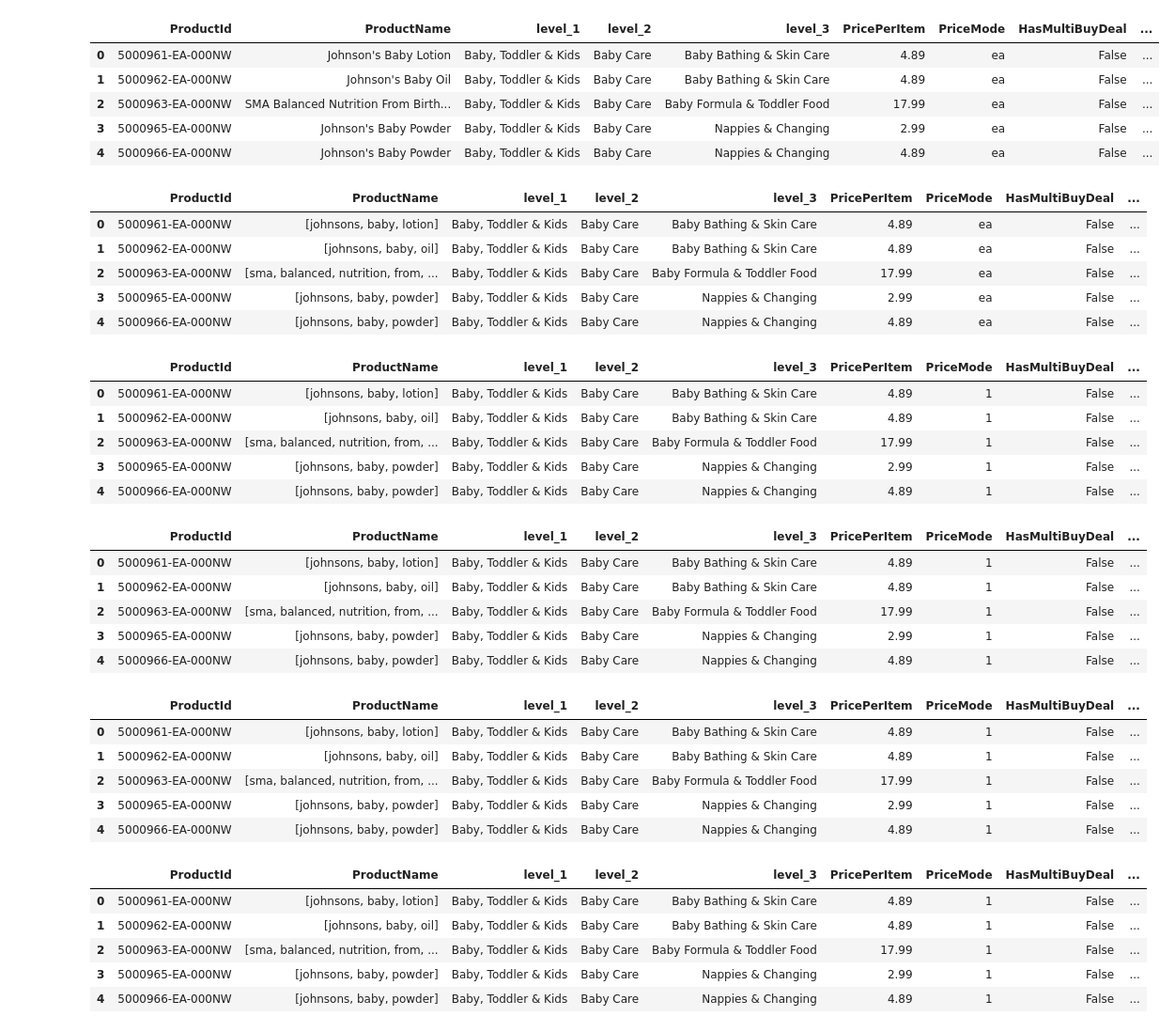
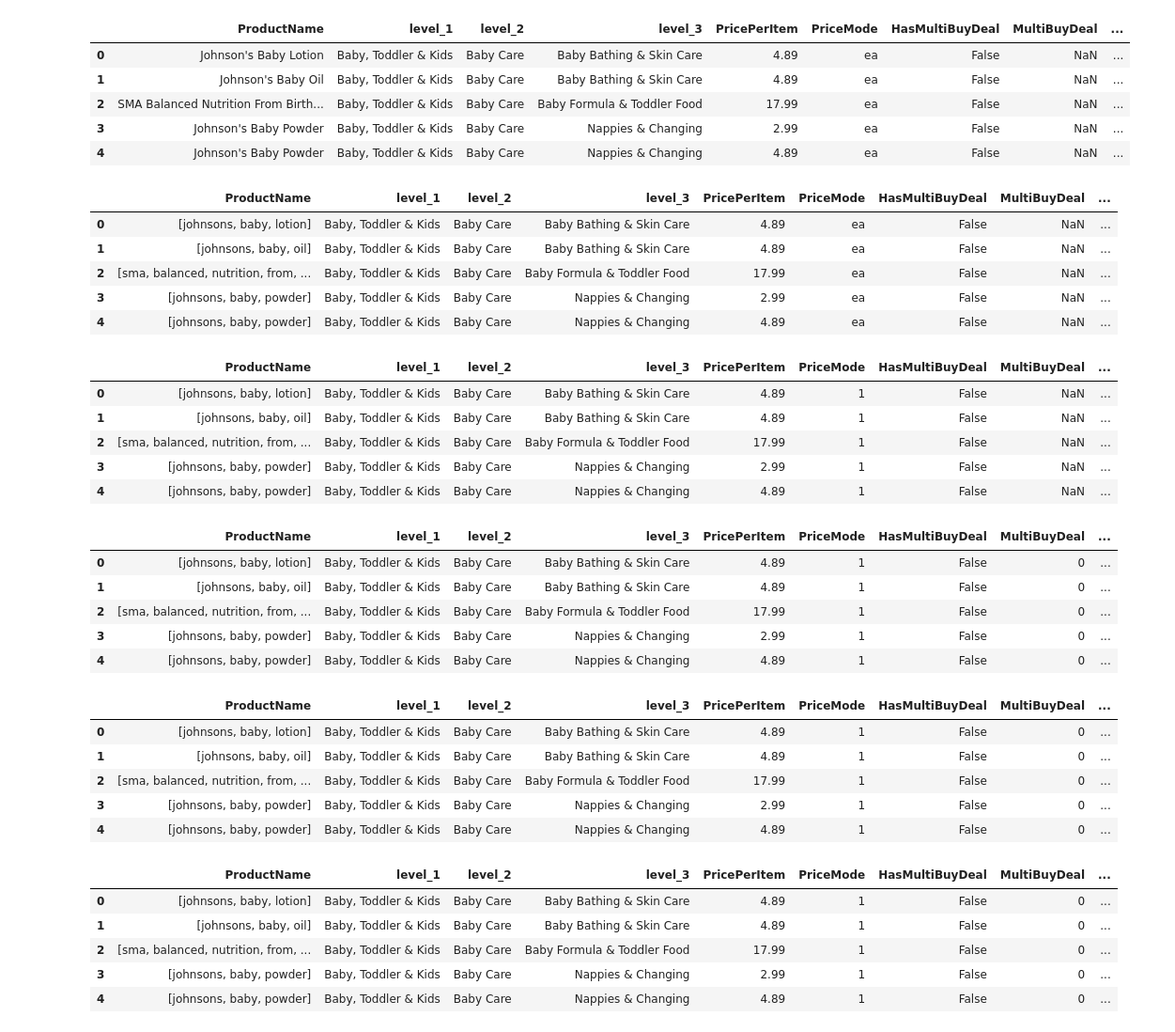
Before and after one commit to lxf44944/babistep_classification, a Jupyter notebook: project/dataexploration.ipynb, the cells around one changed output. Shown: that part at 94% size. Saved outputs shown, nothing was run; the diff lists cells and outputs as text; code cells hidden in the pictures.

Commit message:
removed the unrelated product id, and do some statistic measure on the number of products under each category

```diff
--- a/project/dataexploration.ipynb
+++ b/project/dataexploration.ipynb
@@ -16,66 +5,65 @@ df.head(5)
 # %%
-columns = ["ProductId", "ProductName", "level_1", "level_2", "level_3" ,"PricePerItem", "PriceMode", "HasMultiBuyDeal", "MultiBuyDeal", "MultiBuyBasePrice", "MultiBuyPrice", "MultiBuyQuantity", "PromoBadgeImageLabel"]
+columns = ["ProductName", "level_1", "level_2", "level_3" ,"PricePerItem", "PriceMode", "HasMultiBuyDeal", "MultiBuyDeal", "MultiBuyBasePrice", "MultiBuyPrice", "MultiBuyQuantity", "PromoBadgeImageLabel"]
 df = pd.read_csv("data.csv", usecols=columns)
+df.drop_duplicates(inplace = True)
 df.head(5)
 # %% [output]
-|  | ProductId | ProductName | level_1 | level_2 | level_3 | PricePerItem | PriceMode | HasMultiBuyDeal | ... |
-| 0 | 5000961-EA-000NW | Johnson's Baby Lotion | Baby, Toddler & Kids | Baby Care | Baby Bathing & Skin Care | 4.89 | ea | False | ... |
-| 1 | 5000962-EA-000NW | Johnson's Baby Oil | Baby, Toddler & Kids | Baby Care | Baby Bathing & Skin Care | 4.89 | ea | False | ... |
-| 2 | 5000963-EA-000NW | SMA Balanced Nutrition From Birth... | Baby, Toddler & Kids | Baby Care | Baby Formula & Toddler Food | 17.99 | ea | False | ... |
-| 3 | 5000965-EA-000NW | Johnson's Baby Powder | Baby, Toddler & Kids | Baby Care | Nappies & Changing | 2.99 | ea | False | ... |
-| 4 | 5000966-EA-000NW | Johnson's Baby Powder | Baby, Toddler & Kids | Baby Care | Nappies & Changing | 4.89 | ea | False | ... |
+|  | ProductName | level_1 | level_2 | level_3 | PricePerItem | PriceMode | HasMultiBuyDeal | MultiBuyDeal | ... |
+| 0 | Johnson's Baby Lotion | Baby, Toddler & Kids | Baby Care | Baby Bathing & Skin Care | 4.89 | ea | False | NaN | ... |
+| 1 | Johnson's Baby Oil | Baby, Toddler & Kids | Baby Care | Baby Bathing & Skin Care | 4.89 | ea | False | NaN | ... |
+| 2 | SMA Balanced Nutrition From Birth... | Baby, Toddler & Kids | Baby Care | Baby Formula & Toddler Food | 17.99 | ea | False | NaN | ... |
+| 3 | Johnson's Baby Powder | Baby, Toddler & Kids | Baby Care | Nappies & Changing | 2.99 | ea | False | NaN | ... |
+| 4 | Johnson's Baby Powder | Baby, Toddler & Kids | Baby Care | Nappies & Changing | 4.89 | ea | False | NaN | ... |
 # %%
-import re
-
 punctuations = re.compile(r'[^a-zA-Z\s]+')
 df["ProductName"] = [punctuations.sub('', x).lower().split() for x in df["ProductName"].tolist()]
 df.head(5)
 # %% [output]
-|  | ProductId | ProductName | level_1 | level_2 | level_3 | PricePerItem | PriceMode | HasMultiBuyDeal | ... |
-| 0 | 5000961-EA-000NW | [johnsons, baby, lotion] | Baby, Toddler & Kids | Baby Care | Baby Bathing & Skin Care | 4.89 | ea | False | ... |
-| 1 | 5000962-EA-000NW | [johnsons, baby, oil] | Baby, Toddler & Kids | Baby Care | Baby Bathing & Skin Care | 4.89 | ea | False | ... |
-| 2 | 5000963-EA-000NW | [sma, balanced, nutrition, from, ... | Baby, Toddler & Kids | Baby Care | Baby Formula & Toddler Food | 17.99 | ea | False | ... |
-| 3 | 5000965-EA-000NW | [johnsons, baby, powder] | Baby, Toddler & Kids | Baby Care | Nappies & Changing | 2.99 | ea | False | ... |
-| 4 | 5000966-EA-000NW | [johnsons, baby, powder] | Baby, Toddler & Kids | Baby Care | Nappies & Changing | 4.89 | ea | False | ... |
+|  | ProductName | level_1 | level_2 | level_3 | PricePerItem | PriceMode | HasMultiBuyDeal | MultiBuyDeal | ... |
+| 0 | [johnsons, baby, lotion] | Baby, Toddler & Kids | Baby Care | Baby Bathing & Skin Care | 4.89 | ea | False | NaN | ... |
+| 1 | [johnsons, baby, oil] | Baby, Toddler & Kids | Baby Care | Baby Bathing & Skin Care | 4.89 | ea | False | NaN | ... |
+| 2 | [sma, balanced, nutrition, from, ... | Baby, Toddler & Kids | Baby Care | Baby Formula & Toddler Food | 17.99 | ea | False | NaN | ... |
+| 3 | [johnsons, baby, powder] | Baby, Toddler & Kids | Baby Care | Nappies & Changing | 2.99 | ea | False | NaN | ... |
+| 4 | [johnsons, baby, powder] | Baby, Toddler & Kids | Baby Care | Nappies & Changing | 4.89 | ea | False | NaN | ... |
 # %%
 df["PriceMode"] = [0 if a=="ea" else 1 for a in df["ProductName"].tolist()]
 df.head(5)
 # %% [output]
-|  | ProductId | ProductName | level_1 | level_2 | level_3 | PricePerItem | PriceMode | HasMultiBuyDeal | ... |
-| 0 | 5000961-EA-000NW | [johnsons, baby, lotion] | Baby, Toddler & Kids | Baby Care | Baby Bathing & Skin Care | 4.89 | 1 | False | ... |
-| 1 | 5000962-EA-000NW | [johnsons, baby, oil] | Baby, Toddler & Kids | Baby Care | Baby Bathing & Skin Care | 4.89 | 1 | False | ... |
-| 2 | 5000963-EA-000NW | [sma, balanced, nutrition, from, ... | Baby, Toddler & Kids | Baby Care | Baby Formula & Toddler Food | 17.99 | 1 | False | ... |
-| 3 | 5000965-EA-000NW | [johnsons, baby, powder] | Baby, Toddler & Kids | Baby Care | Nappies & Changing | 2.99 | 1 | False | ... |
-| 4 | 5000966-EA-000NW | [johnsons, baby, powder] | Baby, Toddler & Kids | Baby Care | Nappies & Changing | 4.89 | 1 | False | ... |
+|  | ProductName | level_1 | level_2 | level_3 | PricePerItem | PriceMode | HasMultiBuyDeal | MultiBuyDeal | ... |
+| 0 | [johnsons, baby, lotion] | Baby, Toddler & Kids | Baby Care | Baby Bathing & Skin Care | 4.89 | 1 | False | NaN | ... |
+| 1 | [johnsons, baby, oil] | Baby, Toddler & Kids | Baby Care | Baby Bathing & Skin Care | 4.89 | 1 | False | NaN | ... |
+| 2 | [sma, balanced, nutrition, from, ... | Baby, Toddler & Kids | Baby Care | Baby Formula & Toddler Food | 17.99 | 1 | False | NaN | ... |
+| 3 | [johnsons, baby, powder] | Baby, Toddler & Kids | Baby Care | Nappies & Changing | 2.99 | 1 | False | NaN | ... |
+| 4 | [johnsons, baby, powder] | Baby, Toddler & Kids | Baby Care | Nappies & Changing | 4.89 | 1 | False | NaN | ... |
 # %%
 df["MultiBuyDeal"] = [punctuations.sub('', y).lower().split() if y == y else [] for y in df["MultiBuyDeal"].tolist()]
 df["MultiBuyDeal"] = [1 if y == ["buy", "for"] else (2 if y == ["buy", "for", "limit", "assorted"] else (3 if y == ["limit", "assorted"] else (4 if y == ["limit"] else 0))) for y in df["MultiBuyDeal"].tolist()]
 df.head(5)
 # %% [output]
-|  | ProductId | ProductName | level_1 | level_2 | level_3 | PricePerItem | PriceMode | HasMultiBuyDeal | ... |
-| 0 | 5000961-EA-000NW | [johnsons, baby, lotion] | Baby, Toddler & Kids | Baby Care | Baby Bathing & Skin Care | 4.89 | 1 | False | ... |
-| 1 | 5000962-EA-000NW | [johnsons, baby, oil] | Baby, Toddler & Kids | Baby Care | Baby Bathing & Skin Care | 4.89 | 1 | False | ... |
-| 2 | 5000963-EA-000NW | [sma, balanced, nutrition, from, ... | Baby, Toddler & Kids | Baby Care | Baby Formula & Toddler Food | 17.99 | 1 | False | ... |
-| 3 | 5000965-EA-000NW | [johnsons, baby, powder] | Baby, Toddler & Kids | Baby Care | Nappies & Changing | 2.99 | 1 | False | ... |
-| 4 | 5000966-EA-000NW | [johnsons, baby, powder] | Baby, Toddler & Kids | Baby Care | Nappies & Changing | 4.89 | 1 | False | ... |
+|  | ProductName | level_1 | level_2 | level_3 | PricePerItem | PriceMode | HasMultiBuyDeal | MultiBuyDeal | ... |
+| 0 | [johnsons, baby, lotion] | Baby, Toddler & Kids | Baby Care | Baby Bathing & Skin Care | 4.89 | 1 | False | 0 | ... |
+| 1 | [johnsons, baby, oil] | Baby, Toddler & Kids | Baby Care | Baby Bathing & Skin Care | 4.89 | 1 | False | 0 | ... |
+| 2 | [sma, balanced, nutrition, from, ... | Baby, Toddler & Kids | Baby Care | Baby Formula & Toddler Food | 17.99 | 1 | False | 0 | ... |
+| 3 | [johnsons, baby, powder] | Baby, Toddler & Kids | Baby Care | Nappies & Changing | 2.99 | 1 | False | 0 | ... |
+| 4 | [johnsons, baby, powder] | Baby, Toddler & Kids | Baby Care | Nappies & Changing | 4.89 | 1 | False | 0 | ... |
 # %%
 df["PromoBadgeImageLabel"] = [punctuations.sub('', z).lower().split() if z == z else [] for z in df["PromoBadgeImageLabel"].tolist()]
 df.head(5)
 # %% [output]
-|  | ProductId | ProductName | level_1 | level_2 | level_3 | PricePerItem | PriceMode | HasMultiBuyDeal | ... |
-| 0 | 5000961-EA-000NW | [johnsons, baby, lotion] | Baby, Toddler & Kids | Baby Care | Baby Bathing & Skin Care | 4.89 | 1 | False | ... |
-| 1 | 5000962-EA-000NW | [johnsons, baby, oil] | Baby, Toddler & Kids | Baby Care | Baby Bathing & Skin Care | 4.89 | 1 | False | ... |
-| 2 | 5000963-EA-000NW | [sma, balanced, nutrition, from, ... | Baby, Toddler & Kids | Baby Care | Baby Formula & Toddler Food | 17.99 | 1 | False | ... |
-| 3 | 5000965-EA-000NW | [johnsons, baby, powder] | Baby, Toddler & Kids | Baby Care | Nappies & Changing | 2.99 | 1 | False | ... |
-| 4 | 5000966-EA-000NW | [johnsons, baby, powder] | Baby, Toddler & Kids | Baby Care | Nappies & Changing | 4.89 | 1 | False | ... |
+|  | ProductName | level_1 | level_2 | level_3 | PricePerItem | PriceMode | HasMultiBuyDeal | MultiBuyDeal | ... |
+| 0 | [johnsons, baby, lotion] | Baby, Toddler & Kids | Baby Care | Baby Bathing & Skin Care | 4.89 | 1 | False | 0 | ... |
+| 1 | [johnsons, baby, oil] | Baby, Toddler & Kids | Baby Care | Baby Bathing & Skin Care | 4.89 | 1 | False | 0 | ... |
+| 2 | [sma, balanced, nutrition, from, ... | Baby, Toddler & Kids | Baby Care | Baby Formula & Toddler Food | 17.99 | 1 | False | 0 | ... |
+| 3 | [johnsons, baby, powder] | Baby, Toddler & Kids | Baby Care | Nappies & Changing | 2.99 | 1 | False | 0 | ... |
+| 4 | [johnsons, baby, powder] | Baby, Toddler & Kids | Baby Care | Nappies & Changing | 4.89 | 1 | False | 0 | ... |
 # %%
 df["MultiBuyPrice"].fillna(0, inplace = True)
 df["MultiBuyQuantity"].fillna(0, inplace = True)
 df.head(5)
 # %% [output]
-|  | ProductId | ProductName | level_1 | level_2 | level_3 | PricePerItem | PriceMode | HasMultiBuyDeal | ... |
-| 0 | 5000961-EA-000NW | [johnsons, baby, lotion] | Baby, Toddler & Kids | Baby Care | Baby Bathing & Skin Care | 4.89 | 1 | False | ... |
-| 1 | 5000962-EA-000NW | [johnsons, baby, oil] | Baby, Toddler & Kids | Baby Care | Baby Bathing & Skin Care | 4.89 | 1 | False | ... |
-| 2 | 5000963-EA-000NW | [sma, balanced, nutrition, from, ... | Baby, Toddler & Kids | Baby Care | Baby Formula & Toddler Food | 17.99 | 1 | False | ... |
-| 3 | 5000965-EA-000NW | [johnsons, baby, powder] | Baby, Toddler & Kids | Baby Care | Nappies & Changing | 2.99 | 1 | False | ... |
-| 4 | 5000966-EA-000NW | [johnsons, baby, powder] | Baby, Toddler & Kids | Baby Care | Nappies & Changing | 4.89 | 1 | False | ... |
+|  | ProductName | level_1 | level_2 | level_3 | PricePerItem | PriceMode | HasMultiBuyDeal | MultiBuyDeal | ... |
+| 0 | [johnsons, baby, lotion] | Baby, Toddler & Kids | Baby Care | Baby Bathing & Skin Care | 4.89 | 1 | False | 0 | ... |
+| 1 | [johnsons, baby, oil] | Baby, Toddler & Kids | Baby Care | Baby Bathing & Skin Care | 4.89 | 1 | False | 0 | ... |
+| 2 | [sma, balanced, nutrition, from, ... | Baby, Toddler & Kids | Baby Care | Baby Formula & Toddler Food | 17.99 | 1 | False | 0 | ... |
+| 3 | [johnsons, baby, powder] | Baby, Toddler & Kids | Baby Care | Nappies & Changing | 2.99 | 1 | False | 0 | ... |
+| 4 | [johnsons, baby, powder] | Baby, Toddler & Kids | Baby Care | Nappies & Changing | 4.89 | 1 | False | 0 | ... |
```
Also changed, not shown: parts of 4 cells of this notebook.
